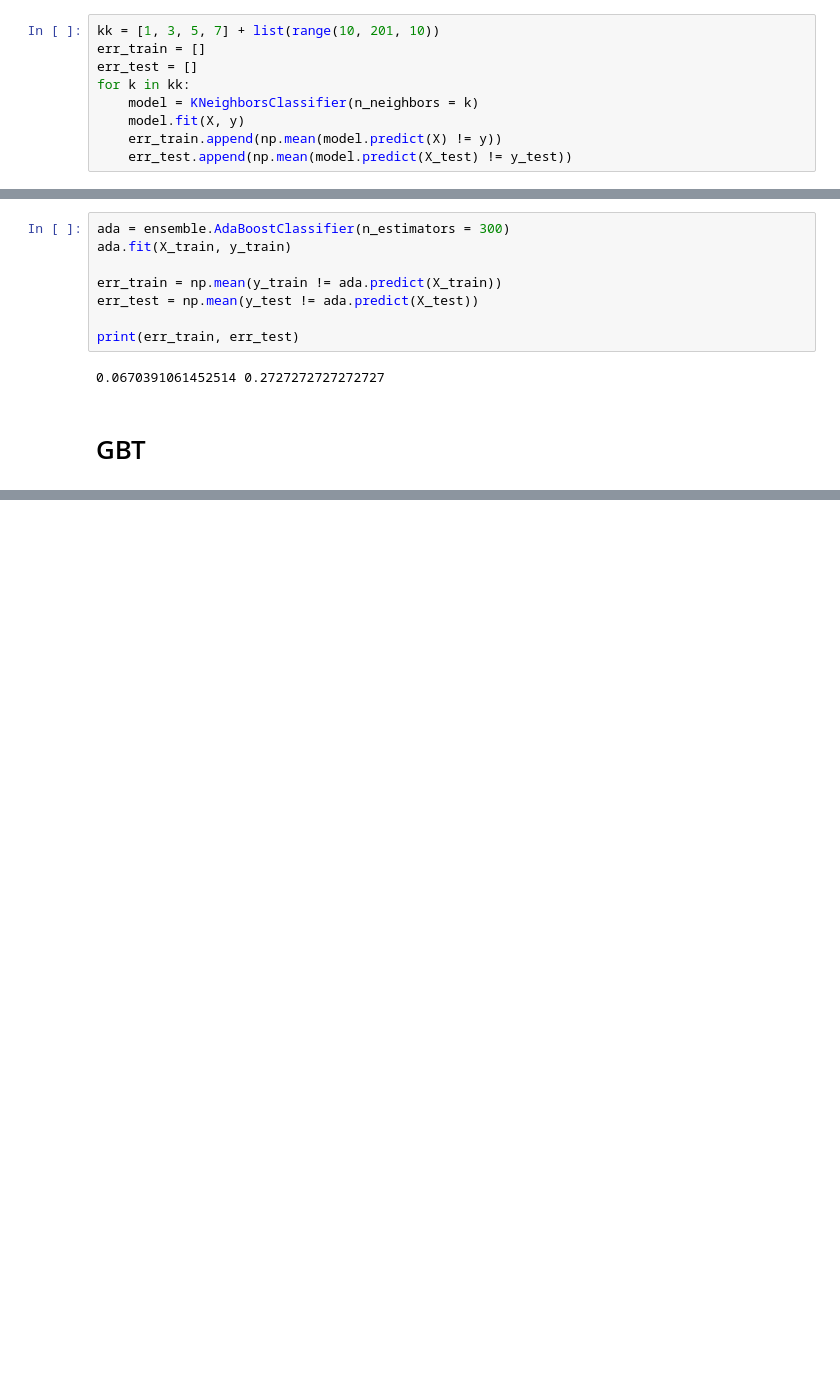
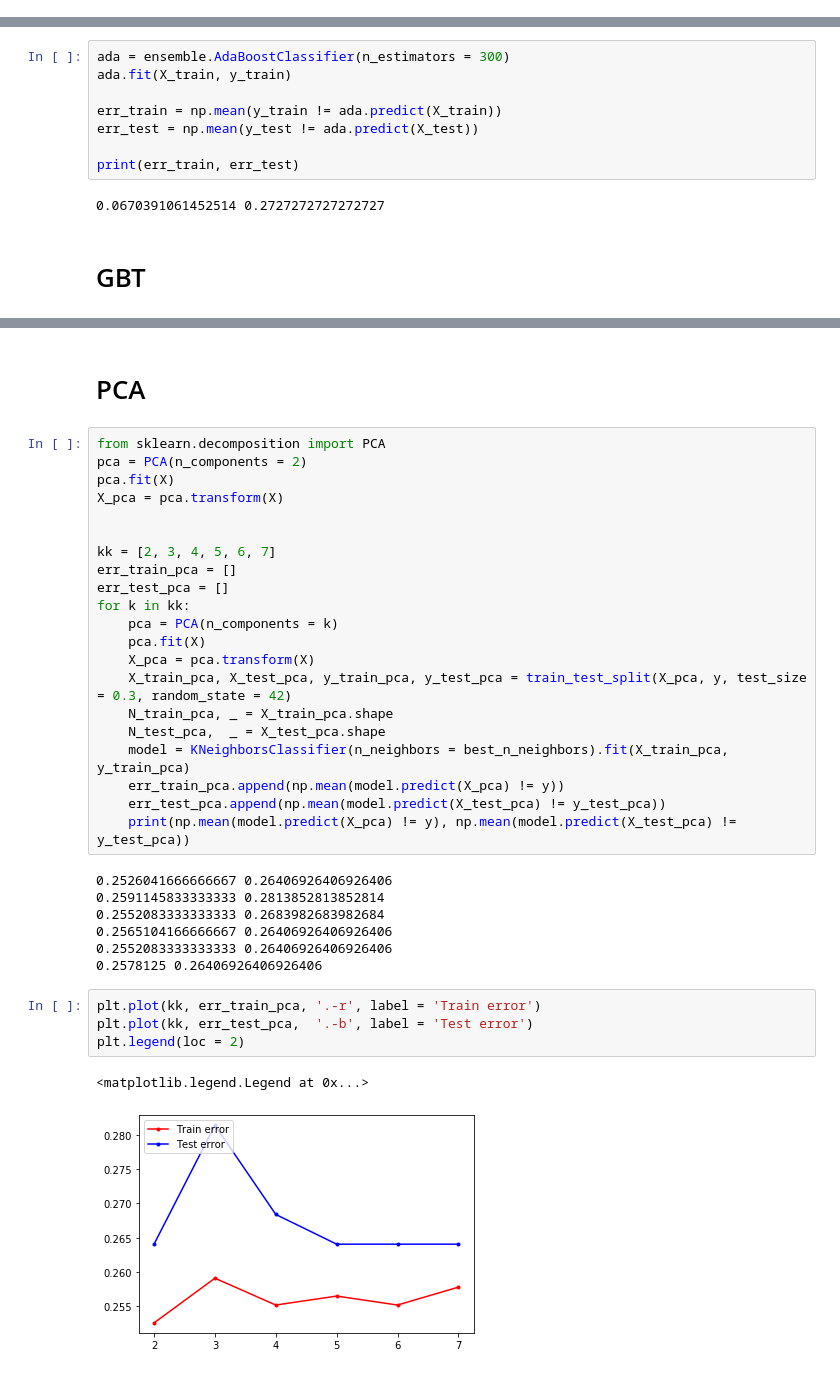
Before and after one commit to vladjiss/Pima-Indians-Diabetes, a Jupyter notebook: 19_02_Adult.ipynb, the cells around one changed output, grey strips where cells are left out. Drawn from its saved outputs; the diff is of its cells as text; blank space fills up the shorter version.

```diff
--- a/19_02_Adult.ipynb
+++ b/19_02_Adult.ipynb
@@ -508,12 +508,3 @@ err_test  = np.mean(y_test  != knn.predict(X_test))
 print(err_train, err_test)
 # %% [output]
 0.25512104283054005 0.26406926406926406
-# %%
-kk = [1, 3, 5, 7] + list(range(10, 201, 10))
-err_train = []
-err_test = []
-for k in kk:
-    model = KNeighborsClassifier(n_neighbors = k)
-    model.fit(X, y)
-    err_train.append(np.mean(model.predict(X) != y))
-    err_test.append(np.mean(model.predict(X_test) != y_test))
@@ -659,0 +629,37 @@ print(err_train, err_test)
+# %% [markdown]
+# PCA
+# %%
+from sklearn.decomposition import PCA
+pca = PCA(n_components = 2)
+pca.fit(X)
+X_pca = pca.transform(X)
+
+
+kk = [2, 3, 4, 5, 6, 7]
+err_train_pca = []
+err_test_pca = []
+for k in kk:
+    pca = PCA(n_components = k)
+    pca.fit(X)
+    X_pca = pca.transform(X)
+    X_train_pca, X_test_pca, y_train_pca, y_test_pca = train_test_split(X_pca, y, test_size = 0.3, random_state = 42)
+    N_train_pca, _ = X_train_pca.shape
+    N_test_pca,  _ = X_test_pca.shape
+    model = KNeighborsClassifier(n_neighbors = best_n_neighbors).fit(X_train_pca, y_train_pca)
+    err_train_pca.append(np.mean(model.predict(X_pca) != y))
+    err_test_pca.append(np.mean(model.predict(X_test_pca) != y_test_pca))
+    print(np.mean(model.predict(X_pca) != y), np.mean(model.predict(X_test_pca) != y_test_pca))
+# %% [output]
+0.2526041666666667 0.26406926406926406
+0.2591145833333333 0.2813852813852814
+0.2552083333333333 0.2683982683982684
+0.2565104166666667 0.26406926406926406
+0.2552083333333333 0.26406926406926406
+0.2578125 0.26406926406926406
+# %%
+plt.plot(kk, err_train_pca, '.-r', label = 'Train error')
+plt.plot(kk, err_test_pca,  '.-b', label = 'Test error')
+plt.legend(loc = 2)
+# %% [output]
+<matplotlib.legend.Legend at 0x...>
+[figure, added]
```
Also changed, not shown: parts of 11 cells of this notebook.
